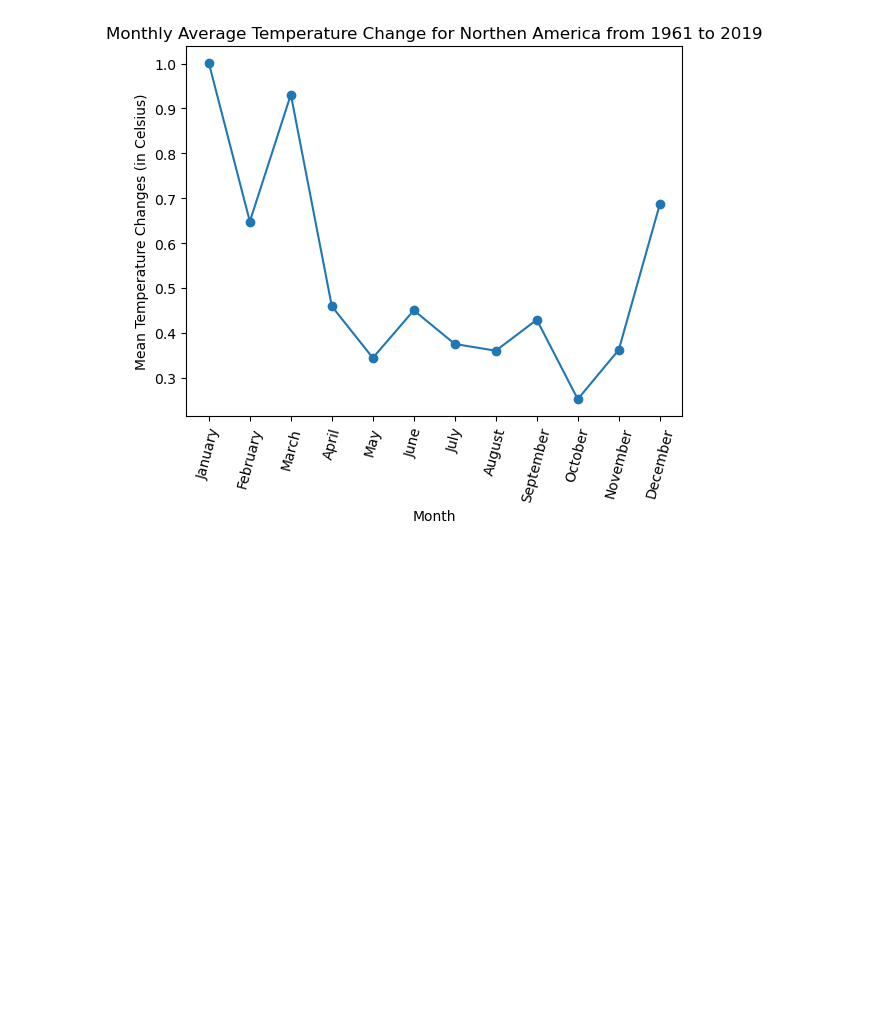
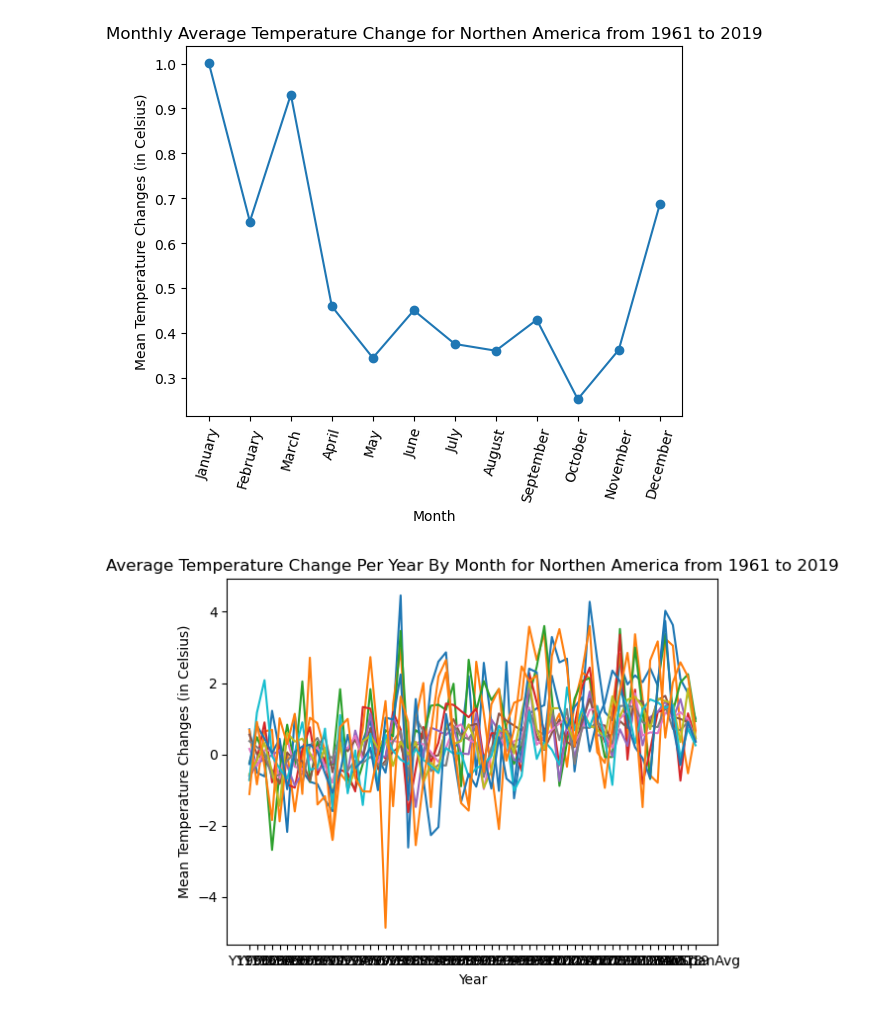
Before and after one commit to Tmoht1015/2Group-Project-All-Stars, a Jupyter notebook: NSAmericaTemps.ipynb, the cells around one changed output. Saved outputs shown, nothing was run; the diff lists cells and outputs as text; code cells hidden in the pictures; blank space fills up the shorter version.

```diff
--- a/NSAmericaTemps.ipynb
+++ b/NSAmericaTemps.ipynb
@@ -55,7 +55,11 @@ m_data_na.head()
 | 40 | Northern America | May | -0.600 | -0.259 | -0.136 | -0.023 | 0.118 | -0.325 | -0.878 | -0.529 | ... | ... |
 5 rows × 62 columns
 # %%
-#Transpose column headers (NA)
+#Transpose column headers and make new by month (NA)
+
 m_data_na1 = m_data_na.transpose()
-m_data_na1
+m_data_na1 = m_data_na1.drop(['Area','Months'])
+m_data_na1.columns = ['January',
+                    'February','March','April','May','June','July','August','September','October','November','December']
+m_data_na1.head()
 # %% [output]
@@ -136,0 +139,19 @@ plt.show()
+# %%
+plt.plot(m_data_na1["January"])
+plt.plot(m_data_na1["February"])
+plt.plot(m_data_na1["March"])
+plt.plot(m_data_na1["April"])
+plt.plot(m_data_na1["May"])
+plt.plot(m_data_na1["June"])
+plt.plot(m_data_na1["July"])
+plt.plot(m_data_na1["August"])
+plt.plot(m_data_na1["September"])
+plt.plot(m_data_na1["October"])
+plt.plot(m_data_na1["November"])
+plt.plot(m_data_na1["December"])
+plt.xlabel('Year')
+plt.ylabel("Mean Temperature Changes (in Celsius)")
+plt.title("Average Temperature Change Per Year By Month for Northen America from 1961 to 2019")
+plt.show()
+# %% [output]
+[figure, added]
```
Also changed, not shown: parts of 6 cells of this notebook.
